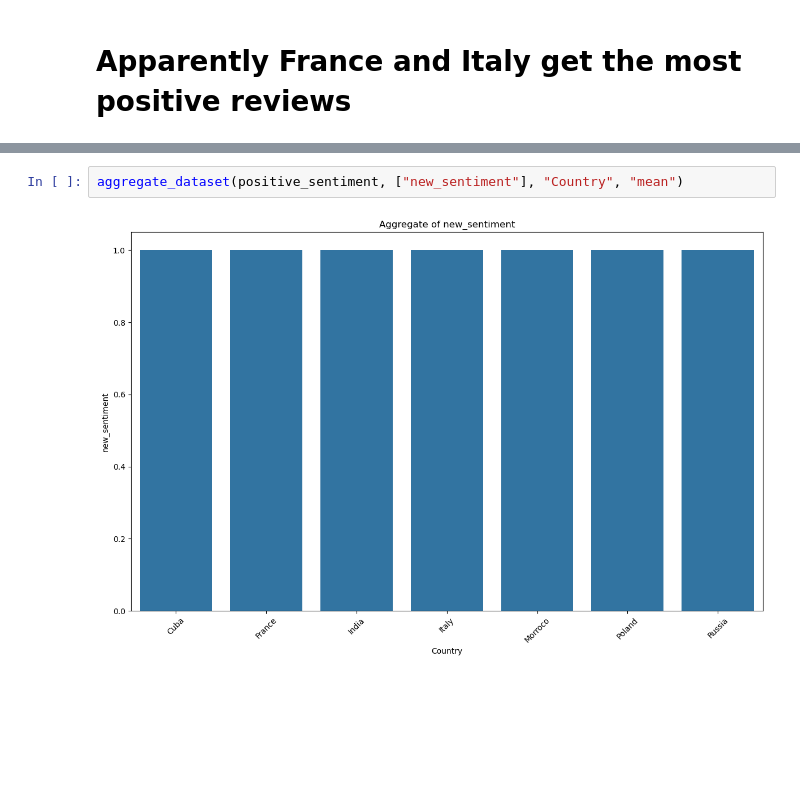
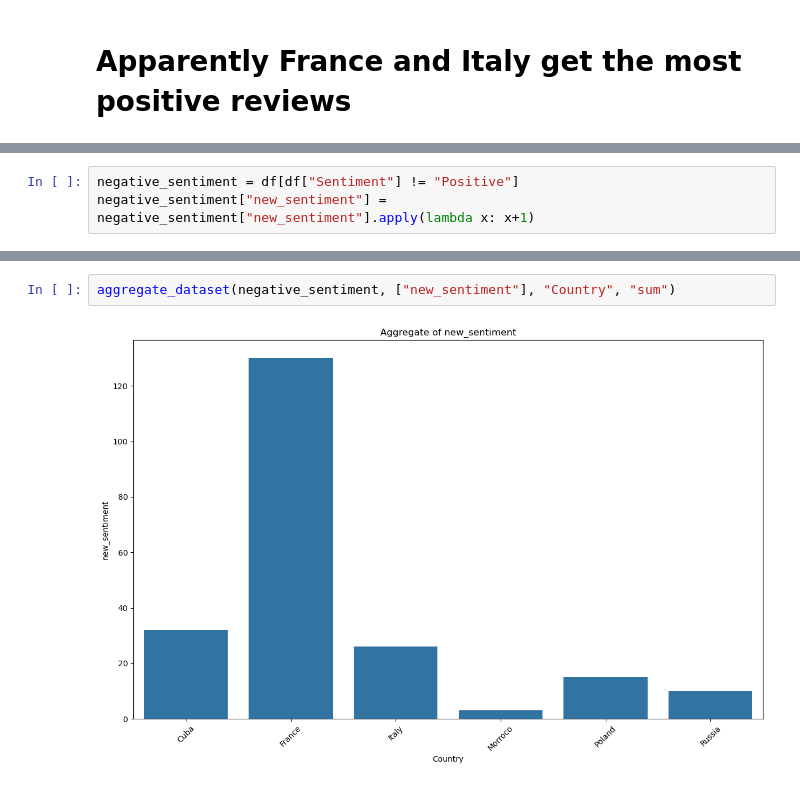
Before and after one commit to MaukanMir/Restaurant-Reviews, a Jupyter notebook: training.ipynb, the cells around one changed output, grey strips where cells are left out. Cells and saved outputs as stored; diff of their text form; blank space fills up the shorter version.

Commit message:
added new visuals

```diff
--- a/training.ipynb
+++ b/training.ipynb
@@ -122,0 +125,3 @@ aggregate_dataset(positive_sentiment, ["new_sentiment"], "Country", "sum")
+# %%
+negative_sentiment = df[df["Sentiment"] != "Positive"]
+negative_sentiment["new_sentiment"] = negative_sentiment["new_sentiment"].apply(lambda x: x+1)
@@ -123,4 +140,4 @@ aggregate_dataset(positive_sentiment, ["new_sentiment"], "Country", "sum")
 # %%
-aggregate_dataset(positive_sentiment, ["new_sentiment"], "Country", "mean")
+aggregate_dataset(negative_sentiment, ["new_sentiment"], "Country", "sum")
 # %% [output]
-[figure, old version]
+[figure, new version]
```
Also changed, not shown: parts of 7 cells of this notebook.
